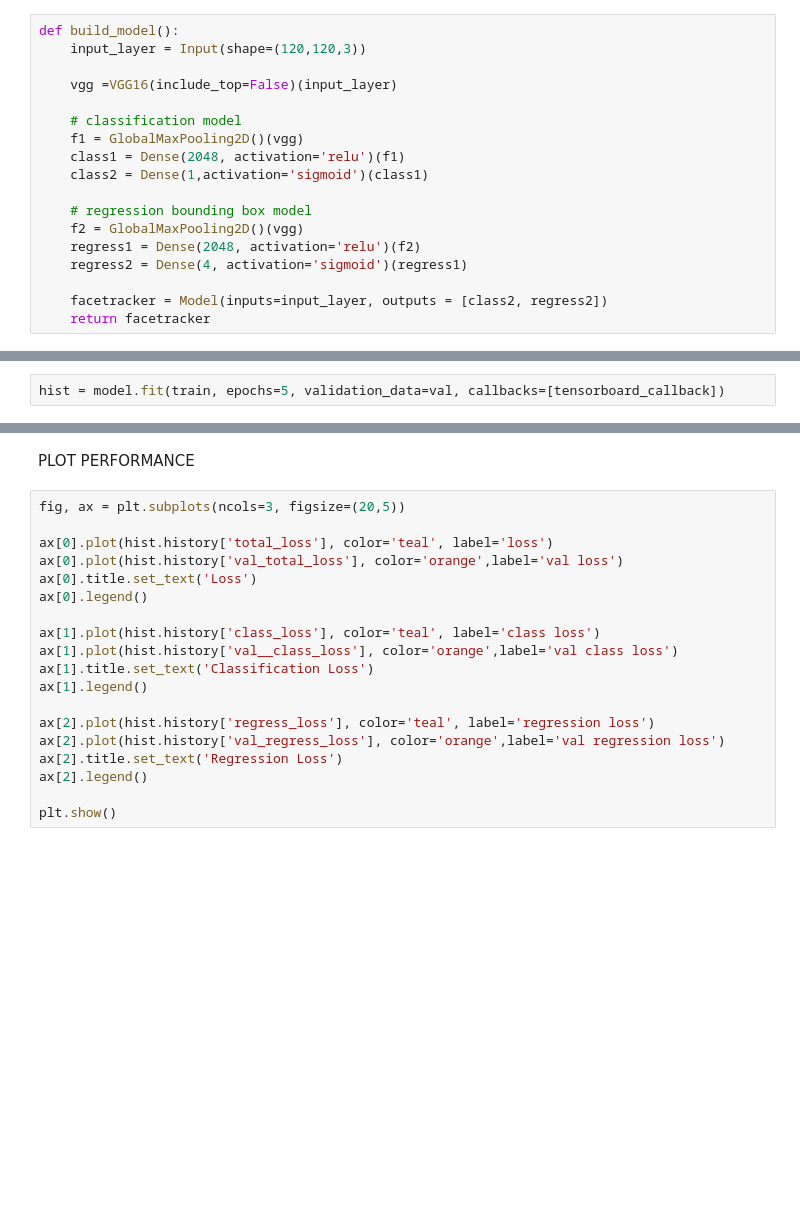
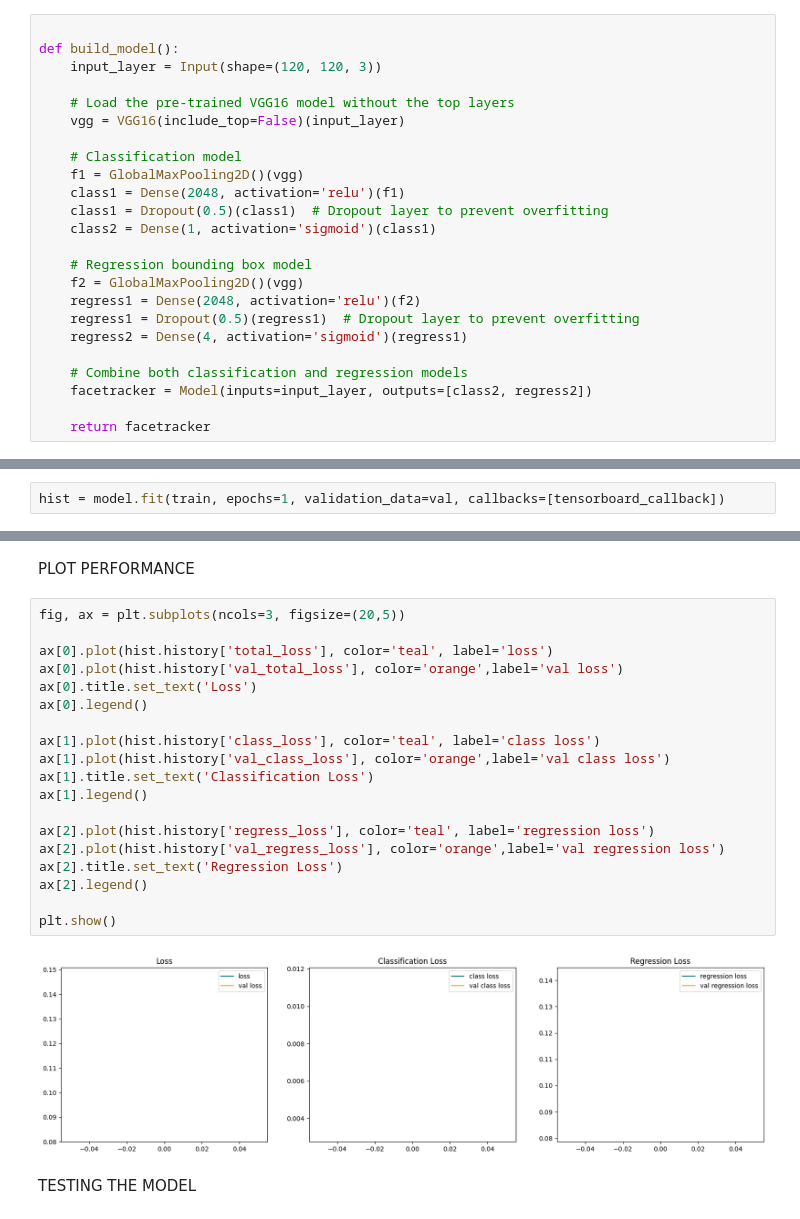
Before and after one commit to mikist23/deep_face_detection_model, a Jupyter notebook: face_detection.ipynb, the cells around one changed output, grey strips where cells are left out. Drawn from its saved outputs; the diff is of its cells as text; blank space fills up the shorter version.

```diff
--- a/face_detection.ipynb
+++ b/face_detection.ipynb
@@ -372,22 +401,28 @@ Model: "vgg16"
 # %% [markdown]
 BUILD INSTANCE OF NETWORK
 # %%
+
 def build_model():
-    input_layer = Input(shape=(120,120,3))
+    input_layer = Input(shape=(120, 120, 3))
 
-    vgg =VGG16(include_top=False)(input_layer)
+    # Load the pre-trained VGG16 model without the top layers
+    vgg = VGG16(include_top=False)(input_layer)
 
-    # classification model
+    # Classification model
     f1 = GlobalMaxPooling2D()(vgg)
     class1 = Dense(2048, activation='relu')(f1)
-    class2 = Dense(1,activation='sigmoid')(class1)
+    class1 = Dropout(0.5)(class1)  # Dropout layer to prevent overfitting
+    class2 = Dense(1, activation='sigmoid')(class1)
 
-    # regression bounding box model
+    # Regression bounding box model
     f2 = GlobalMaxPooling2D()(vgg)
     regress1 = Dense(2048, activation='relu')(f2)
+    regress1 = Dropout(0.5)(regress1)  # Dropout layer to prevent overfitting
     regress2 = Dense(4, activation='sigmoid')(regress1)
 
-    facetracker = Model(inputs=input_layer, outputs = [class2, regress2])
+    # Combine both classification and regression models
+    facetracker = Model(inputs=input_layer, outputs=[class2, regress2])
+
     return facetracker
 # %% [markdown]
 TEST AOUT NEURAL NETWORK
@@ -584,5 +619,5 @@ bbox_labels shape: (8, 4)
 classes (predicted) shape: (8, 1)
 coords (predicted) shape: (8, 4)
 # %%
-hist = model.fit(train, epochs=5, validation_data=val, callbacks=[tensorboard_callback])
+hist = model.fit(train, epochs=1, validation_data=val, callbacks=[tensorboard_callback])
 # %% [output]
@@ -605,19 +631,23 @@ PLOT PERFORMANCE
 # %%
 fig, ax = plt.subplots(ncols=3, figsize=(20,5))
 
 ax[0].plot(hist.history['total_loss'], color='teal', label='loss')
 ax[0].plot(hist.history['val_total_loss'], color='orange',label='val loss')
 ax[0].title.set_text('Loss')
 ax[0].legend()
 
 ax[1].plot(hist.history['class_loss'], color='teal', label='class loss')
-ax[1].plot(hist.history['val__class_loss'], color='orange',label='val class loss')
+ax[1].plot(hist.history['val_class_loss'], color='orange',label='val class loss')
 ax[1].title.set_text('Classification Loss')
 ax[1].legend()
 
 ax[2].plot(hist.history['regress_loss'], color='teal', label='regression loss')
 ax[2].plot(hist.history['val_regress_loss'], color='orange',label='val regression loss')
 ax[2].title.set_text('Regression Loss')
 ax[2].legend()
 
 plt.show()
+# %% [output]
+[figure, added]
+# %% [markdown]
+TESTING THE MODEL
```
Also changed, not shown: parts of 27 cells of this notebook, 1 other file.
